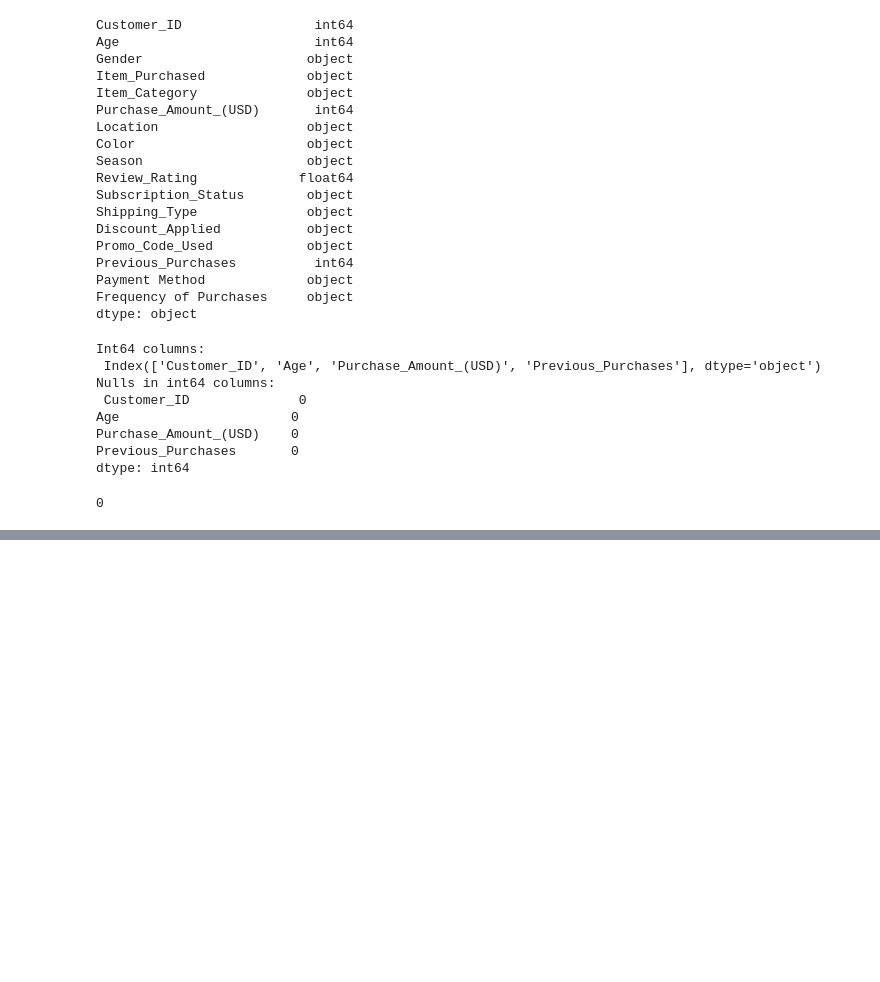
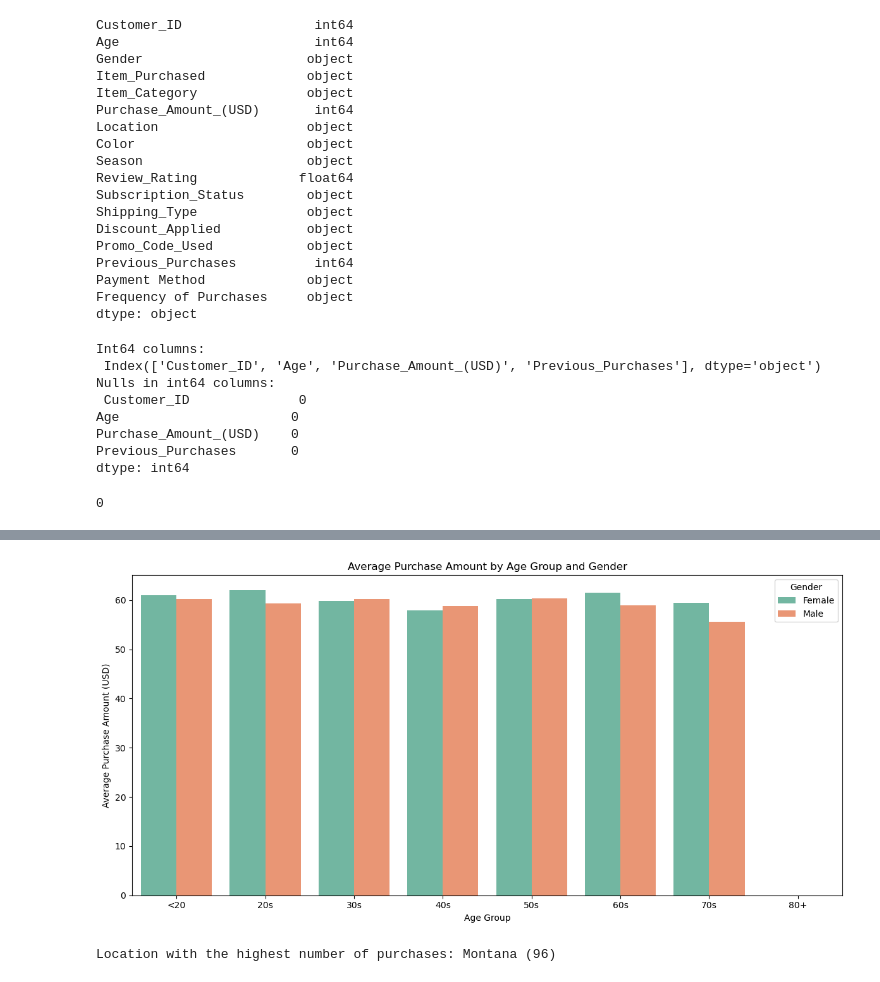
Before and after one commit to andreaholstein/Data-Science-Capstone, a Jupyter notebook: src/project/project.ipynb, the cells around one changed output, grey strips where cells are left out. Drawn from its saved outputs; the diff is of its cells as text; code cells hidden in the pictures; blank space fills up the shorter version.

```diff
--- a/src/project/project.ipynb
+++ b/src/project/project.ipynb
@@ -184,0 +207,29 @@ df.duplicated().sum()
+# %%
+grouped_purchase = df.groupby(['Age Group', 'Gender'])['Purchase_Amount_(USD)'].mean().reset_index()
+
+import matplotlib.pyplot as plt
+import seaborn as sns
+
+plt.figure(figsize=(12, 6))
+sns.barplot(data=grouped_purchase,
+            x='Age Group',
+            y='Purchase_Amount_(USD)',
+            hue='Gender',
+            order=['<20', '20s', '30s', '40s', '50s', '60s', '70s', '80+'],
+            palette='Set2')
+
+plt.title('Average Purchase Amount by Age Group and Gender')
+plt.xlabel('Age Group')
+plt.ylabel('Average Purchase Amount (USD)')
+plt.legend(title='Gender')
+plt.tight_layout()
+plt.show()
+# %% [output]
+[figure, added]
+# %%
+loc_counts=df.groupby("Location").size().sort_values(ascending=False)
+top_location=loc_counts.idxmax()
+top_count=loc_counts.max()
+print(f"Location with the highest number of purchases: {top_location} ({top_count})")
+# %% [output]
+Location with the highest number of purchases: Montana (96)
```
Also changed, not shown: parts of 3 cells of this notebook.
